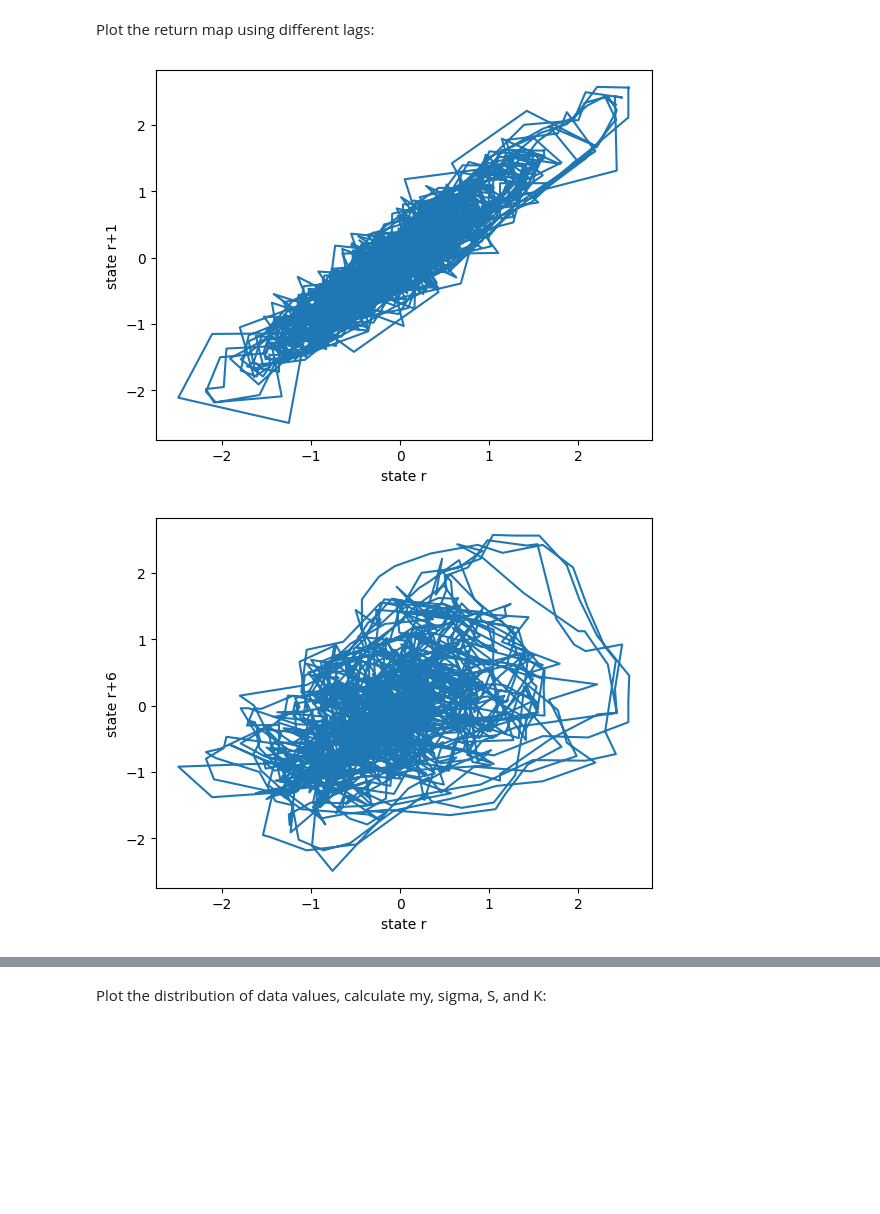
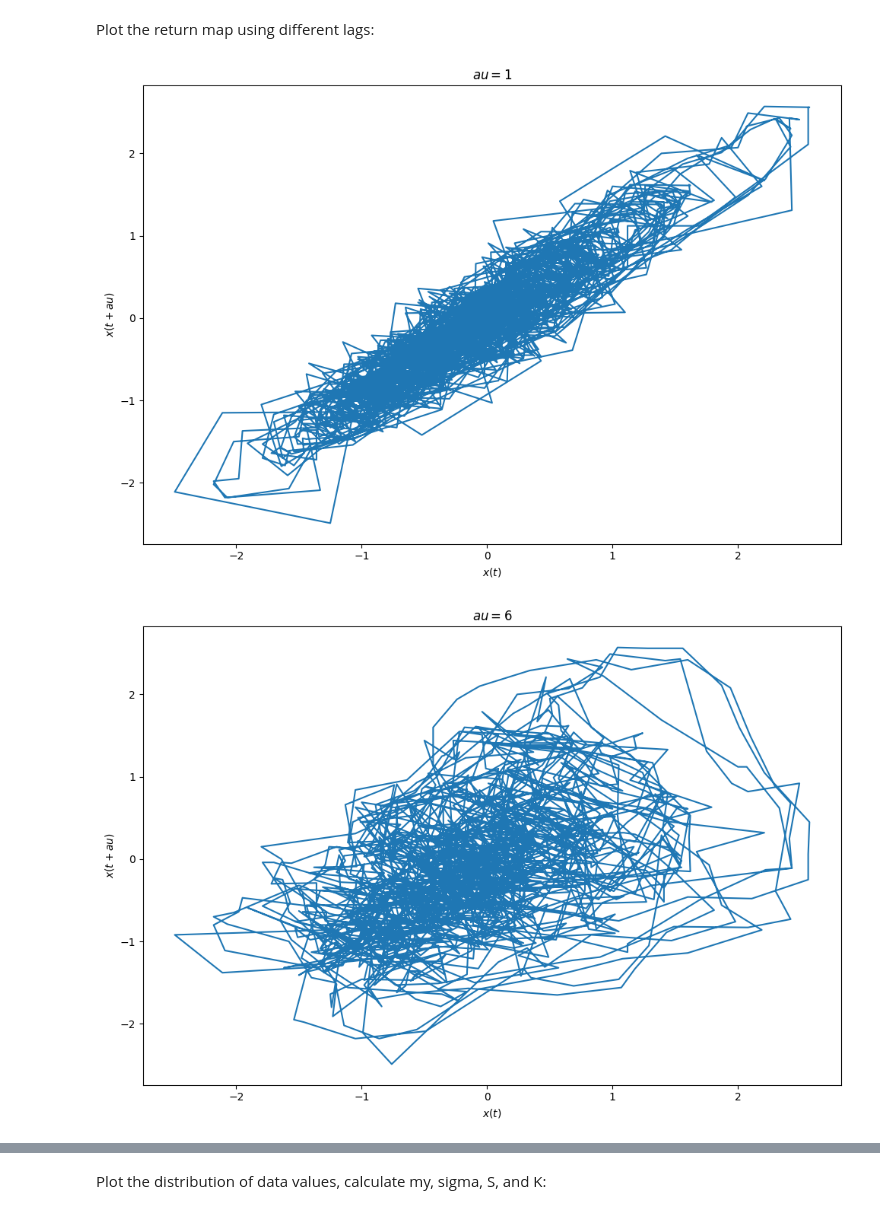
Before and after one commit to IsakEd/NLTSA, a Jupyter notebook: Exercise3.ipynb, the cells around one changed output, grey strips where cells are left out. Drawn from its saved outputs; the diff is of its cells as text; code cells hidden in the pictures; blank space fills up the shorter version.

```diff
--- a/Exercise3.ipynb
+++ b/Exercise3.ipynb
@@ -7,14 +7,15 @@ import scipy.signal
 from mpl_toolkits import mplot3d
 
 
-data = np.loadtxt("elNino.txt", usecols=range(1,13), dtype='float')
-print(tempdiff := np.ndarray.flatten(data))
+ts = np.loadtxt("elNino.txt", usecols=range(1,13), dtype='float')
+print(tempdiff := np.ndarray.flatten(ts))
 # %% [output]
 [-1.   -1.2  -0.83 ... -0.99 -0.76 -0.86]
 # %% [markdown]
 Plot the time series:
 # %%
-flat_data = tempdiff
+flat_data = tempdiff - np.mean(tempdiff)
+flat_data = flat_data / np.std(flat_data)
 t = pd.date_range(start='1870-01-01',
                   end='2022-12-31',
                   periods=len(flat_data))
@@ -28 +29,11 @@ print(len(flat_data))
 1836
+# %%
+def return_map(ts, tau):
+    plt.rcParams["figure.figsize"] = [10.00, 7]
+    plt.rcParams["figure.autolayout"] = True
+    plt.plot(ts[:-(tau)], ts[tau:])
+    plt.xlabel("$x(t)$")
+    plt.ylabel("$x(t+\tau)$")
+    plt.title(f"$\tau = {tau}$")
+    plt.show()
+return_map(flat_data, 14)
@@ -30,11 +43,9 @@ print(len(flat_data))
 Plot the return map using different lags:
 # %%
 taus = [1, 6, 12, 24, 50]
+
 for tau in taus:
-    plt.plot(tempdiff[:-(tau)], tempdiff[tau:])
-    plt.xlabel("state r")
-    plt.ylabel("state r+" + str(tau))
-    plt.show()
+    return_map(flat_data, tau)
 # %% [output]
-[figure, old version]
+[figure, new version]
-[figure, old version]
+[figure, new version]
```
Also changed, not shown: parts of 11 cells of this notebook, 3 other files.
